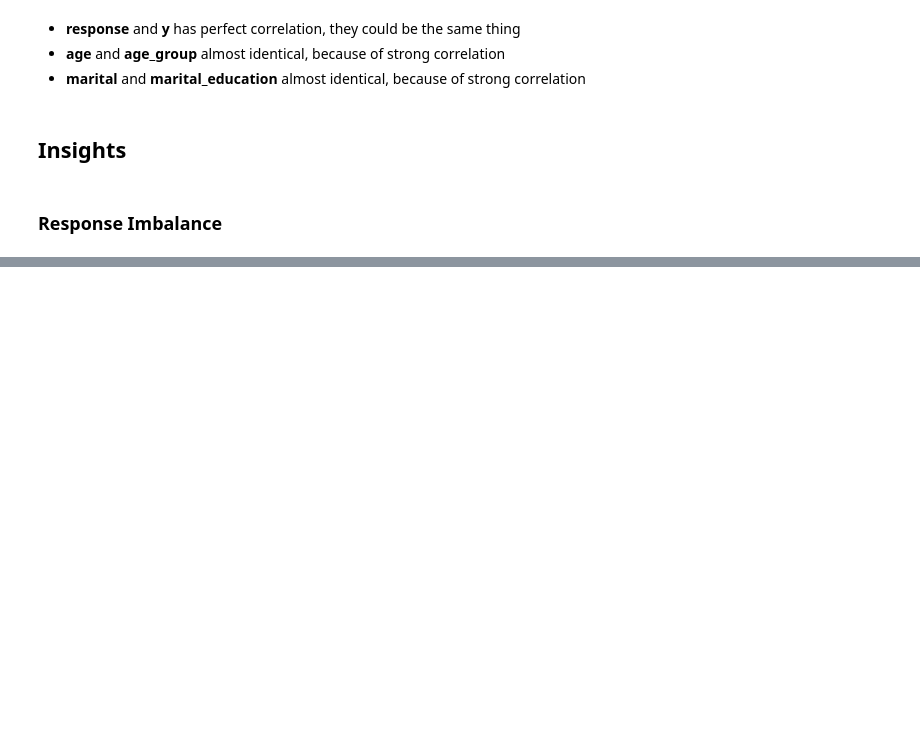
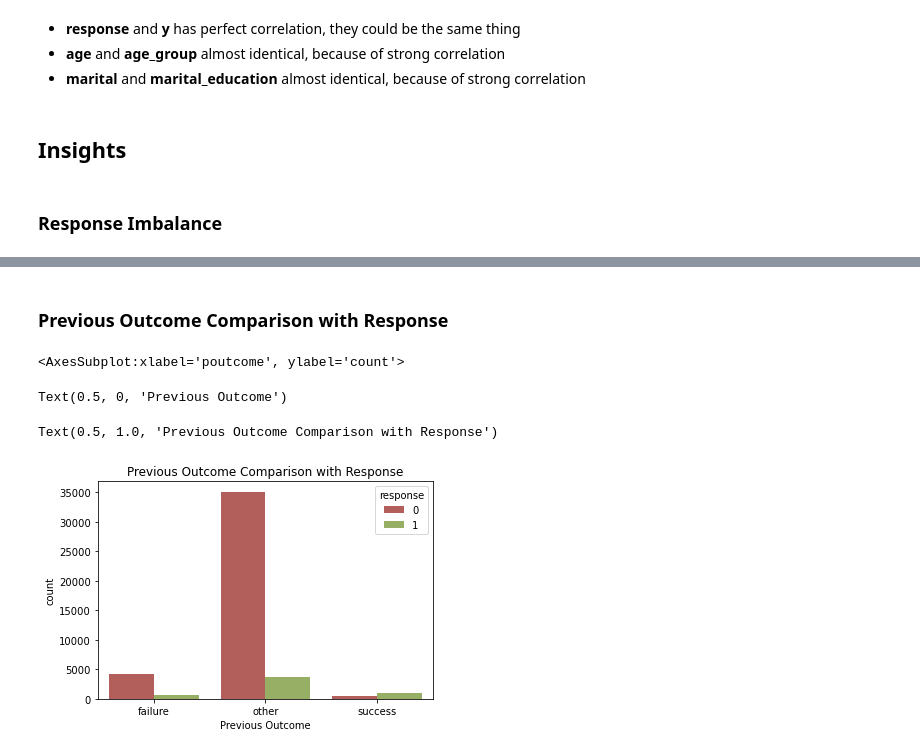
Before and after one commit to dendihandian/data-portfolio, a Jupyter notebook: bank-marketing/bank-marketing.ipynb, the cells around one changed output, grey strips where cells are left out. Drawn from its saved outputs; the diff is of its cells as text; code cells hidden in the pictures; blank space fills up the shorter version.

```diff
--- a/bank-marketing/bank-marketing.ipynb
+++ b/bank-marketing/bank-marketing.ipynb
@@ -185,0 +212,23 @@ plt.legend(['Yes', 'No'])
+# %% [markdown]
+### Previous Outcome Comparison with Response
+# %%
+df_for_plot = df.groupby(['poutcome','response']).agg({'response': 'count'}).rename(columns={'response': 'count'}).reset_index()
+df_for_plot = df_for_plot.merge(
+    df.groupby(['poutcome']).agg('count').rename(columns={'age': 'total_count'}).reset_index()[['poutcome', 'total_count']],
+    on='poutcome'
+)
+df_for_plot['percentage'] = df_for_plot['count'] / df_for_plot['total_count']
+
+sns.barplot(x='poutcome', y='count', hue='response', palette=['#C0504D', '#9BBB59'], data=df_for_plot)
+plt.xlabel('Previous Outcome')
+
+# for index, row in df_for_plot.iterrows():
+#     plt.text(x=row['poutcome'], y=row['count'] + 1000, s=row['percentage'], ha='center')
+
+plt.title('Previous Outcome Comparison with Response')
+plt.show()
+# %% [output]
+<AxesSubplot:xlabel='poutcome', ylabel='count'>
+Text(0.5, 0, 'Previous Outcome')
+Text(0.5, 1.0, 'Previous Outcome Comparison with Response')
+[figure, added]
```
Also changed, not shown: parts of 7 cells of this notebook.
